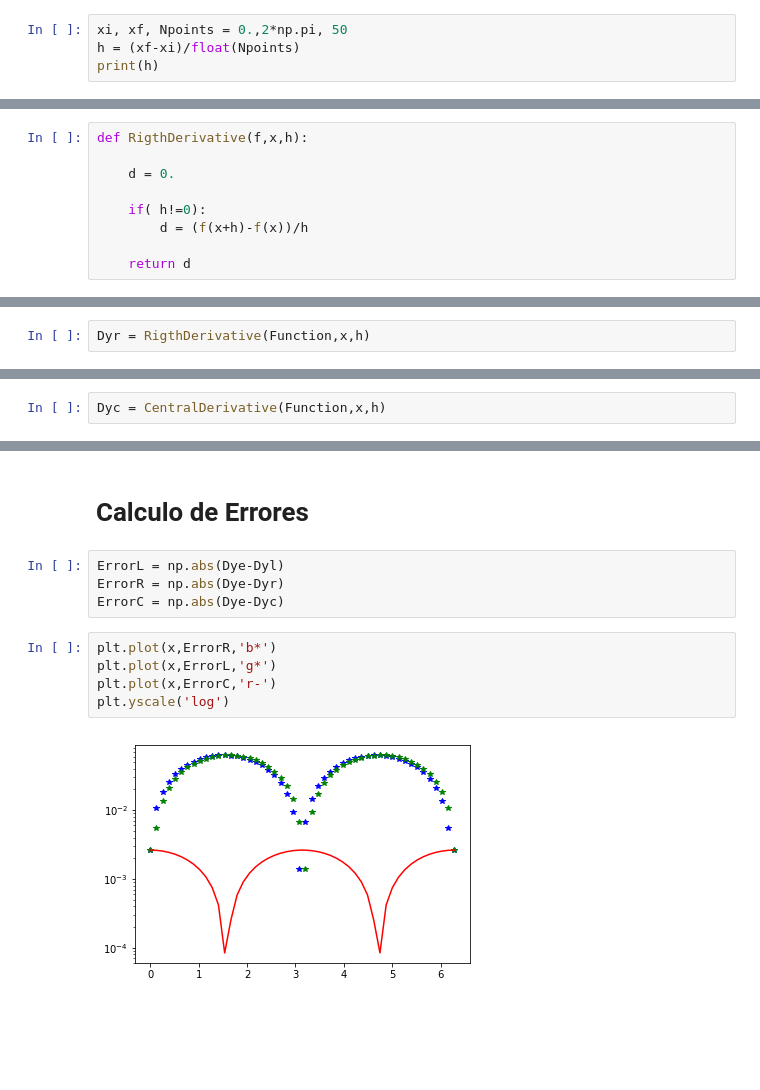
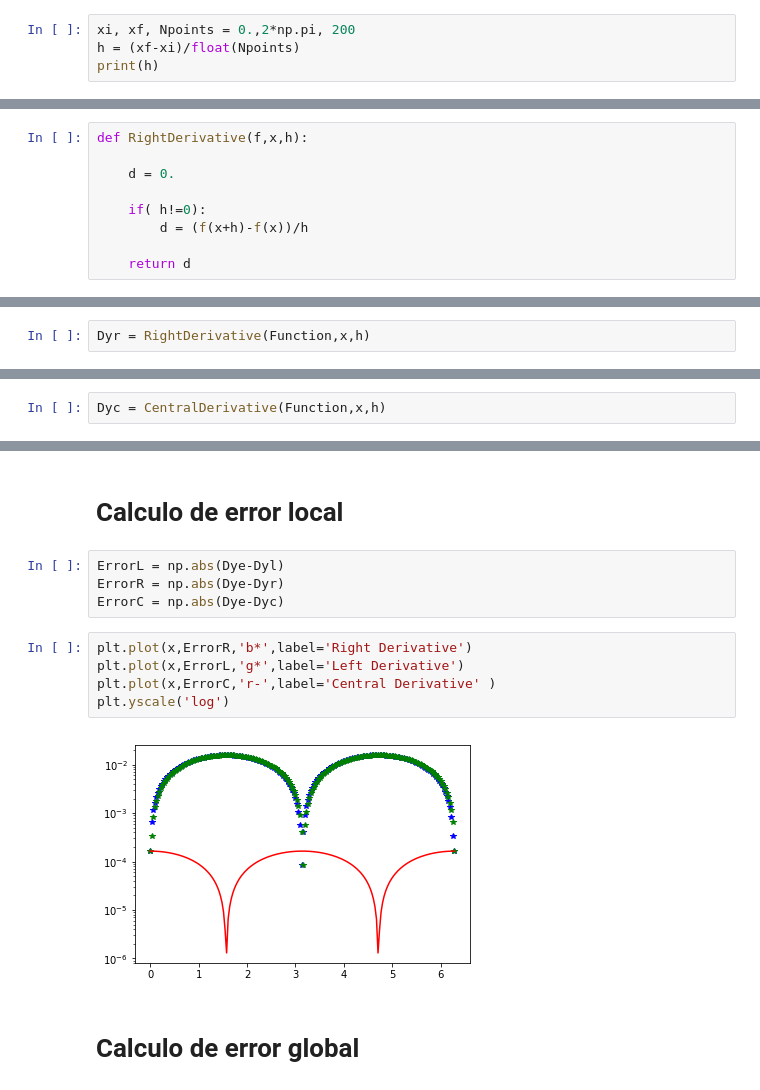
Before and after one commit to ray530/MetodosCompu2021, a Jupyter notebook: Week3/Derivacion.ipynb, the cells around one changed output, grey strips where cells are left out. Cells and saved outputs as stored; diff of their text form; blank space fills up the shorter version.

```diff
--- a/Week3/Derivacion.ipynb
+++ b/Week3/Derivacion.ipynb
@@ -42,7 +42,7 @@ def Function(x):
 def ExactDerivative(x):
     return np.cos(x)
 # %%
-xi, xf, Npoints = 0.,2*np.pi, 50
+xi, xf, Npoints = 0.,2*np.pi, 200
 h = (xf-xi)/float(Npoints)
 print(h)
 # %% [output]
@@ -61,5 +61,5 @@ plt.grid()
 # %%
-def RigthDerivative(f,x,h):
+def RightDerivative(f,x,h):
 
     d = 0.
 
@@ -76,5 +76,5 @@ print(RigthDerivative(Function,0.5*np.pi,h))
 # %%
-Dyr = RigthDerivative(Function,x,h)
+Dyr = RightDerivative(Function,x,h)
 # %%
 plt.plot(x,Dye,'ko')
 plt.plot(x,Dyr,'b*', label='Right Derivative')
@@ -130,13 +130,15 @@ plt.legend()
 # %% [markdown]
-# Calculo de Errores
+# Calculo de error local
 # %%
 ErrorL = np.abs(Dye-Dyl)
 ErrorR = np.abs(Dye-Dyr)
 ErrorC = np.abs(Dye-Dyc)
 # %%
-plt.plot(x,ErrorR,'b*')
-plt.plot(x,ErrorL,'g*')
-plt.plot(x,ErrorC,'r-')
+plt.plot(x,ErrorR,'b*',label='Right Derivative')
+plt.plot(x,ErrorL,'g*',label='Left Derivative')
+plt.plot(x,ErrorC,'r-',label='Central Derivative' )
 plt.yscale('log')
 # %% [output]
-[figure, old version]
+[figure, new version]
+# %% [markdown]
+# Calculo de error global
```
Also changed, not shown: parts of 13 cells of this notebook.
